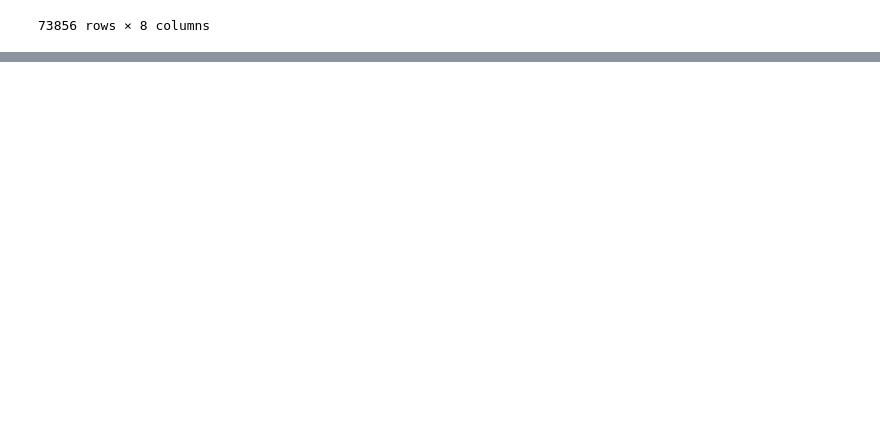
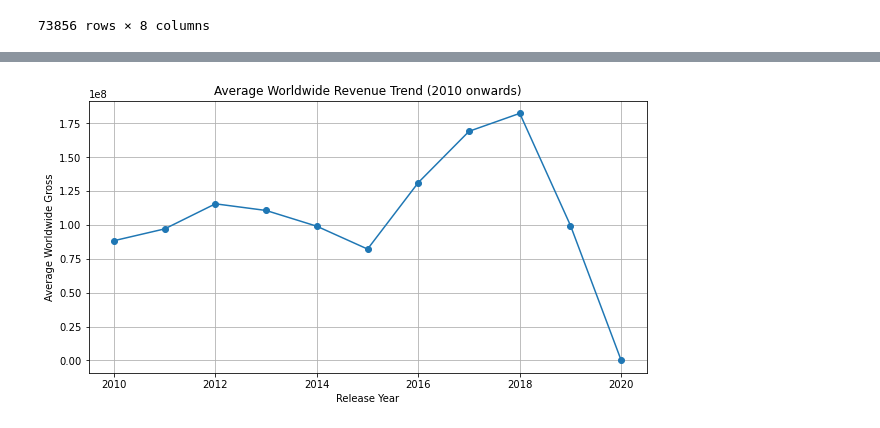
Before and after one commit to kaula12/GroupTwo_PhaseTwo_Project, a Jupyter notebook: student.ipynb, the cells around one changed output, grey strips where cells are left out. Drawn from its saved outputs; the diff is of its cells as text; code cells hidden in the pictures; blank space fills up the shorter version.

```diff
--- a/student.ipynb
+++ b/student.ipynb
@@ -951,0 +974,17 @@ c_imdb
+# %%
+#Revenue Trend
+c_numbers_2010 = c_numbers[c_numbers['release_year'] >= 2010]
+yearly_revenue = (
+    c_numbers_2010.groupby('release_year')['worldwide_gross']
+    .mean()
+)
+
+plt.figure(figsize=(10,5))
+plt.plot(yearly_revenue.index, yearly_revenue.values, marker='o')
+plt.title("Average Worldwide Revenue Trend (2010 onwards)")
+plt.xlabel("Release Year")
+plt.ylabel("Average Worldwide Gross")
+plt.grid(True)
+plt.show()
+# %% [output]
+[figure, added]
```
Also changed, not shown: parts of 29 cells of this notebook, 2 other files.
